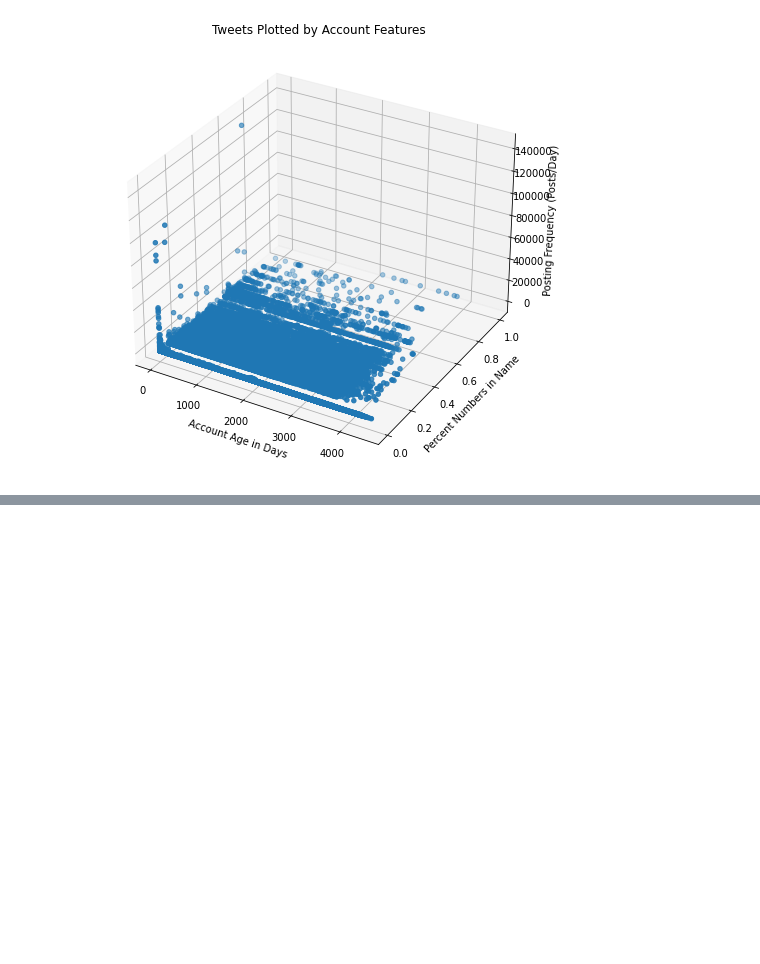
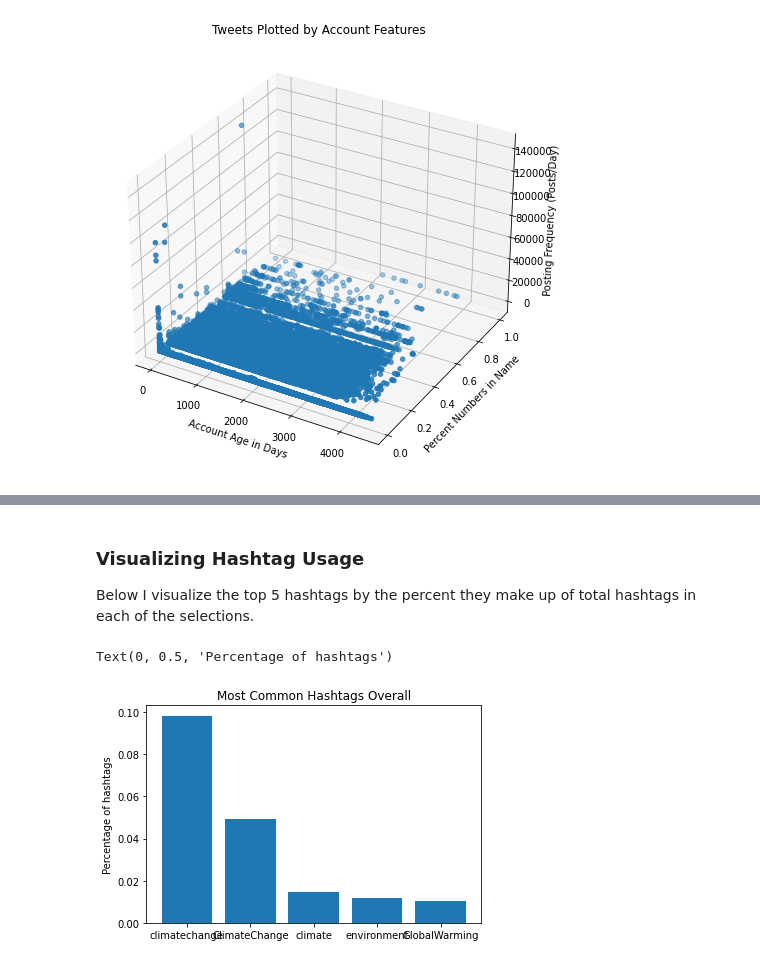
Before and after one commit to Oponn-1/ClimateChangeDisinformation, a Jupyter notebook: Proposal.ipynb, the cells around one changed output, grey strips where cells are left out. Drawn from its saved outputs; the diff is of its cells as text; code cells hidden in the pictures; blank space fills up the shorter version.

```diff
--- a/Proposal.ipynb
+++ b/Proposal.ipynb
@@ -519,0 +479,12 @@ df_bad["HasURL"].value_counts().plot(kind='bar')
+# %%
+hashtags_cluster = []
+for i in dfs_select['full_text']:
+    for word in i.split():
+        if word[0] == '#':
+            hashtags_cluster.append(word[1:])
+# %%
+hashtags_manual = []
+for i in dfs_manual['full_text']:
+    for word in i.split():
+        if word[0] == '#':
+            hashtags_manual.append(word[1:])
@@ -519,0 +493,6 @@ df_bad["HasURL"].value_counts().plot(kind='bar')
+# %%
+hashtags_all = []
+for i in dfs['full_text']:
+    for word in i.split():
+        if word[0] == '#':
+            hashtags_all.append(word[1:])
@@ -519,0 +505,15 @@ df_bad["HasURL"].value_counts().plot(kind='bar')
+# %%
+all_hash_count = Counter(hashtags_all)
+cluster_hash_count = Counter(hashtags_cluster)
+manual_hash_count = Counter(hashtags_manual)
+# %% [markdown]
+### Visualizing Hashtag Usage
+Below I visualize the top 5 hashtags by the percent they make up of total hashtags in each of the selections.
+# %%
+plt.bar([i[0] for i in all_hash_count.most_common(5)],
+        [i[1] / len(hashtags_all) for i in all_hash_count.most_common(5)])
+plt.title('Most Common Hashtags Overall')
+plt.ylabel('Percentage of hashtags')
+# %% [output]
+Text(0, 0.5, 'Percentage of hashtags')
+[figure, added]
```
Also changed, not shown: parts of 91 cells of this notebook.
